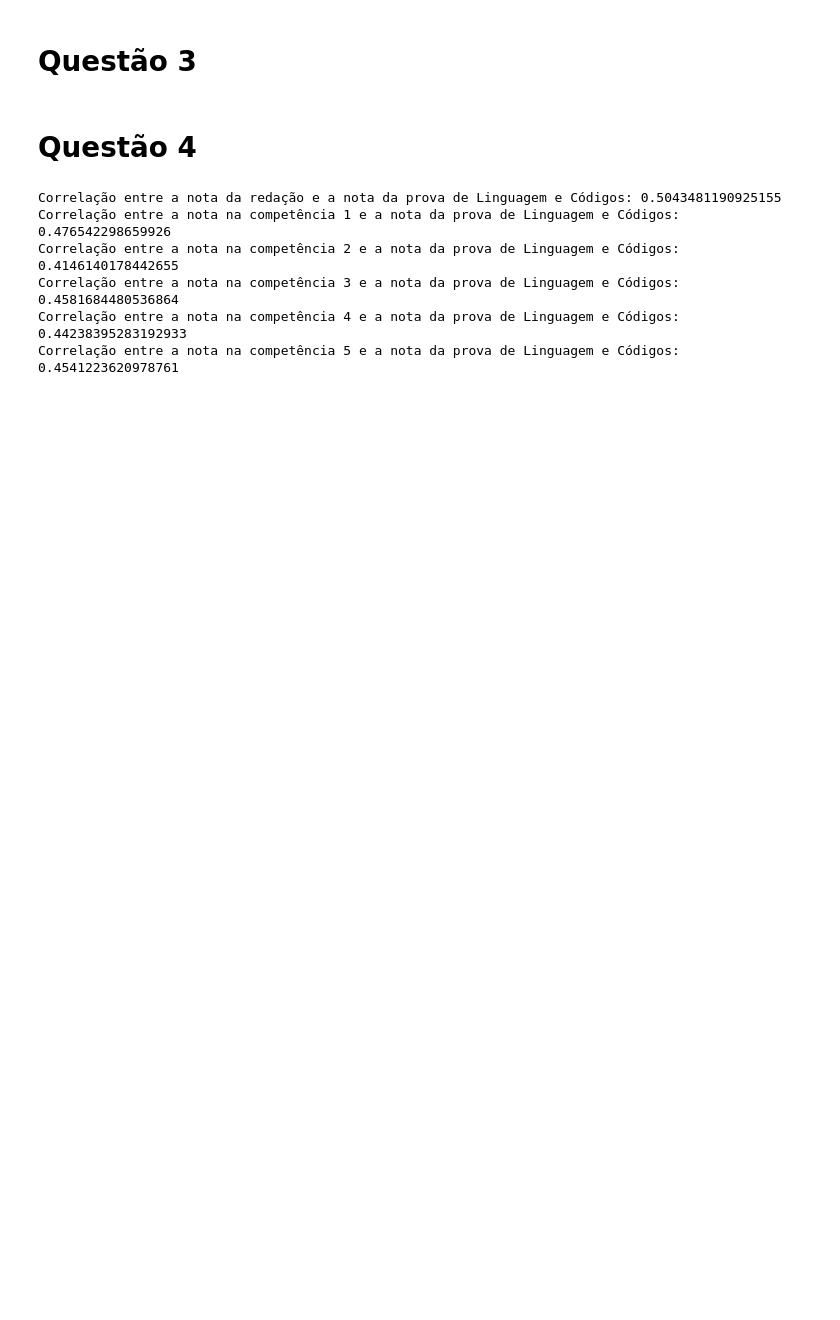
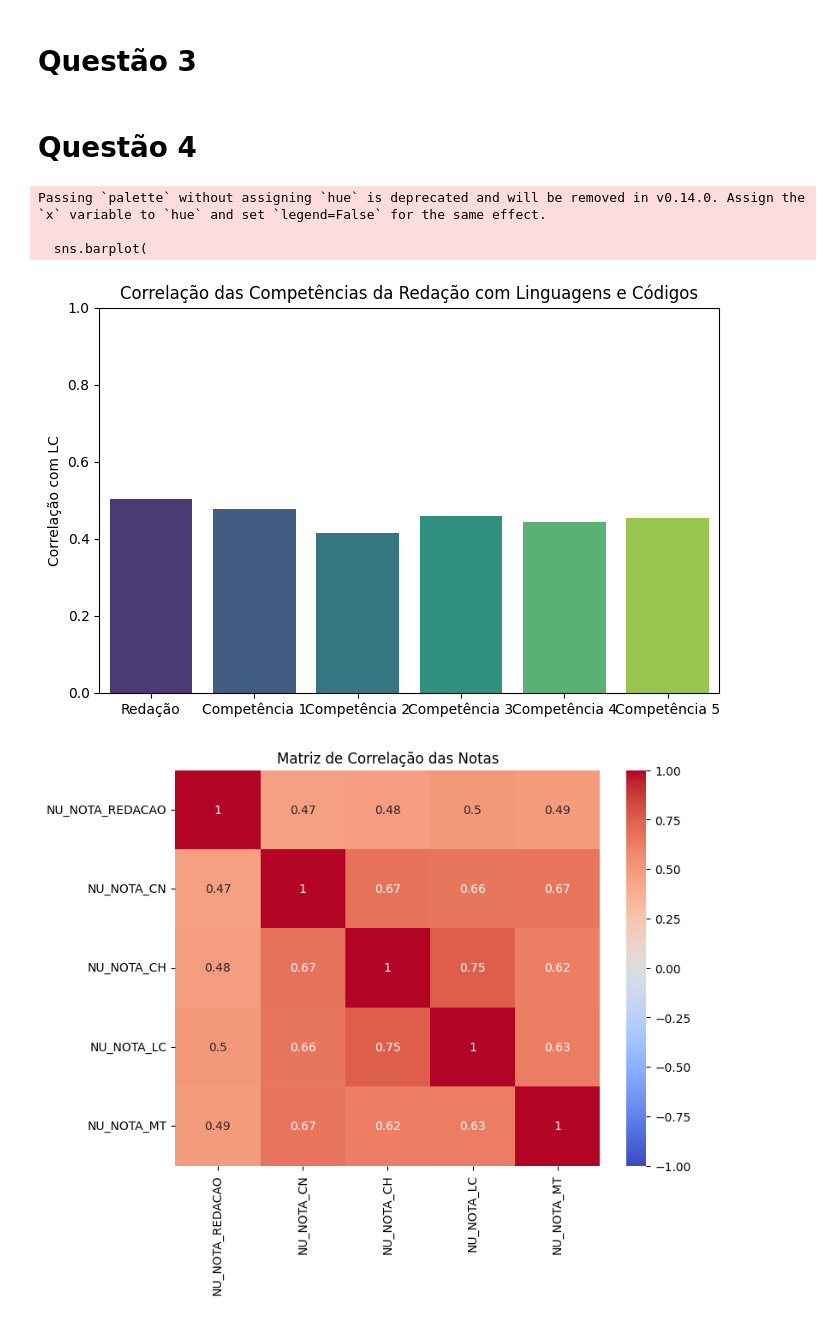
Before and after one commit to jpsampaior/analise-enem, a Jupyter notebook: enem.ipynb, the cells around one changed output. Drawn from its saved outputs; the diff is of its cells as text; code cells hidden in the pictures; blank space fills up the shorter version.

```diff
--- a/enem.ipynb
+++ b/enem.ipynb
@@ -27,22 +83,48 @@ print(df_escola_privada['NU_MEDIA_GEOMETRICA'].mean())
 # %% [markdown]
 # Questão 4
 # %%
+import seaborn as sns
+
 correlacao_total = df_enem['NU_NOTA_REDACAO'].corr(df_enem['NU_NOTA_LC'])
 correlacao_competencia_1 = df_enem['NU_NOTA_COMP1'].corr(df_enem['NU_NOTA_LC'])
 correlacao_competencia_2 = df_enem['NU_NOTA_COMP2'].corr(df_enem['NU_NOTA_LC'])
 correlacao_competencia_3 = df_enem['NU_NOTA_COMP3'].corr(df_enem['NU_NOTA_LC'])
 correlacao_competencia_4 = df_enem['NU_NOTA_COMP4'].corr(df_enem['NU_NOTA_LC'])
 correlacao_competencia_5 = df_enem['NU_NOTA_COMP5'].corr(df_enem['NU_NOTA_LC'])
-print(f"Correlação entre a nota da redação e a nota da prova de Linguagem e Códigos: {correlacao_total}")
-print(f"Correlação entre a nota na competência 1 e a nota da prova de Linguagem e Códigos: {correlacao_competencia_1}")
-print(f"Correlação entre a nota na competência 2 e a nota da prova de Linguagem e Códigos: {correlacao_competencia_2}")
-print(f"Correlação entre a nota na competência 3 e a nota da prova de Linguagem e Códigos: {correlacao_competencia_3}")
-print(f"Correlação entre a nota na competência 4 e a nota da prova de Linguagem e Códigos: {correlacao_competencia_4}")
-print(f"Correlação entre a nota na competência 5 e a nota da prova de Linguagem e Códigos: {correlacao_competencia_5}")
+
+# Plot das correlações individuais
+correlacoes = {
+    'Redação': correlacao_total,
+    'Competência 1': correlacao_competencia_1,
+    'Competência 2': correlacao_competencia_2,
+    'Competência 3': correlacao_competencia_3,
+    'Competência 4': correlacao_competencia_4,
+    'Competência 5': correlacao_competencia_5
+}
+
+plt.figure(figsize=(8, 5))
+sns.barplot(
+    x=list(correlacoes.keys()),
+    y=list(correlacoes.values()),
+    palette="viridis",
+    errorbar="ci"
+)
+plt.ylabel('Correlação com LC')
+plt.title('Correlação das Competências da Redação com Linguagens e Códigos')
+plt.ylim(0, 1)
+plt.show()
+
+# Matriz de correlação
+cols = ['NU_NOTA_REDACAO', 'NU_NOTA_CN', 'NU_NOTA_CH', 'NU_NOTA_LC', 'NU_NOTA_MT']
+corr_matrix = df_enem[cols].corr()
+
+plt.figure(figsize=(8, 6))
+sns.heatmap(corr_matrix, annot=True, cmap='coolwarm', vmin=-1, vmax=1)
+plt.title('Matriz de Correlação das Notas')
+plt.show()
 # %% [output]
-Correlação entre a nota da redação e a nota da prova de Linguagem e Códigos: 0.5043481190925155
-Correlação entre a nota na competência 1 e a nota da prova de Linguagem e Códigos: 0.476542298659926
-Correlação entre a nota na competência 2 e a nota da prova de Linguagem e Códigos: 0.4146140178442655
-Correlação entre a nota na competência 3 e a nota da prova de Linguagem e Códigos: 0.4581684480536864
-Correlação entre a nota na competência 4 e a nota da prova de Linguagem e Códigos: 0.44238395283192933
-Correlação entre a nota na competência 5 e a nota da prova de Linguagem e Códigos: 0.4541223620978761
+Passing `palette` without assigning `hue` is deprecated and will be removed in v0.14.0. Assign the `x` variable to `hue` and set `legend=False` for the same effect.
+
+  sns.barplot(
+[figure, added]
+[figure, added]
```
Also changed, not shown: parts of 1 cell of this notebook, 1 other file.
